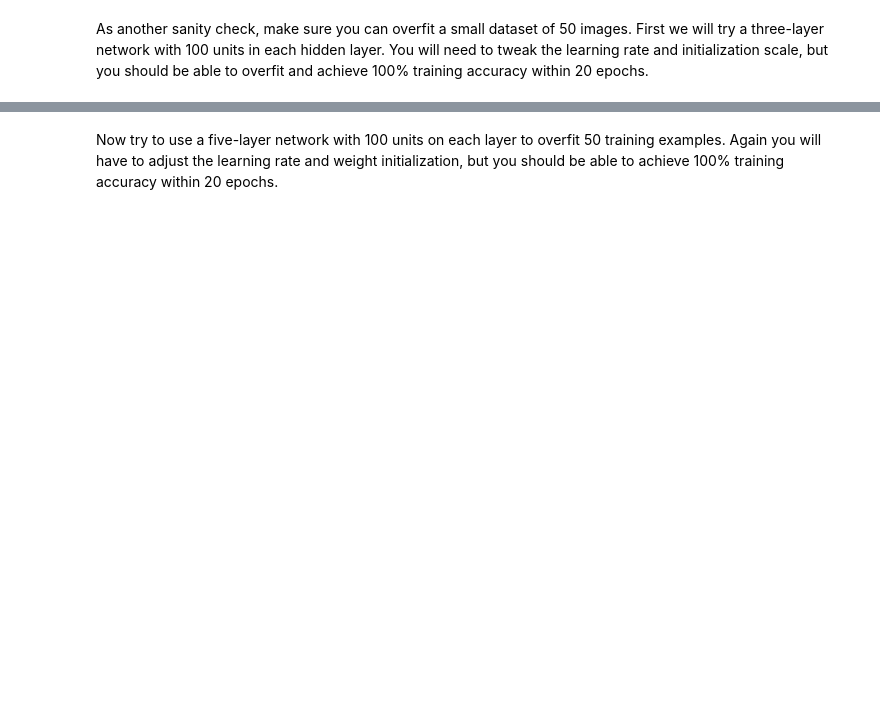
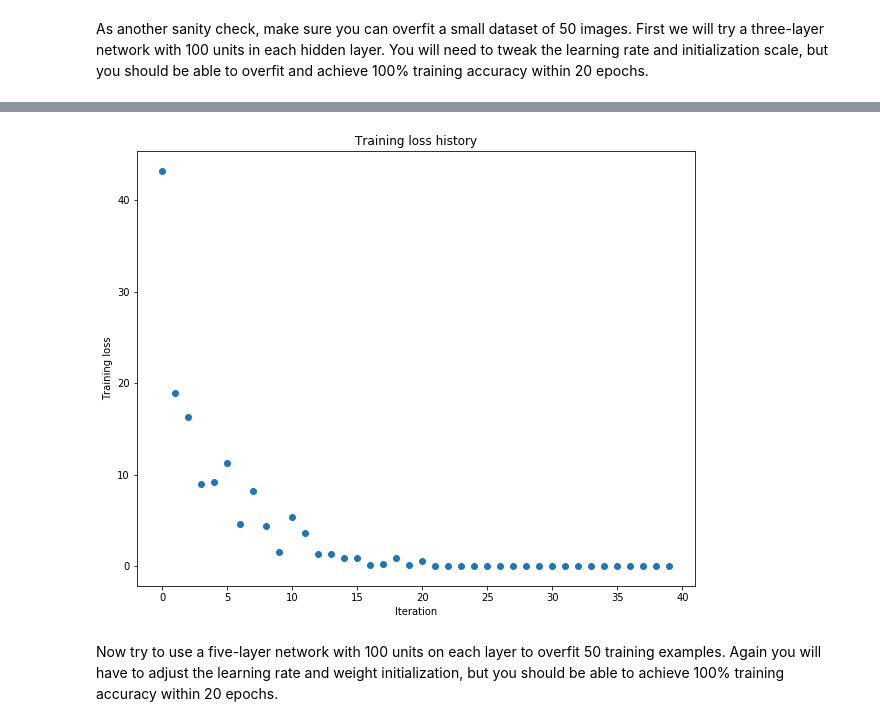
Before and after one commit to SarahQiong/CS231n_2017, a Jupyter notebook: assignment2/FullyConnectedNets.ipynb, the cells around one changed output, grey strips where cells are left out. Saved outputs shown, nothing was run; the diff lists cells and outputs as text; code cells hidden in the pictures; blank space fills up the shorter version.

```diff
--- a/assignment2/FullyConnectedNets.ipynb
+++ b/assignment2/FullyConnectedNets.ipynb
@@ -422,8 +414,8 @@ small_data = {
   'y_val': data['y_val'],
 }
 
-weight_scale = 1e-2
-learning_rate = 1e-4
+weight_scale = 5e-2
+learning_rate = 5e-4
 model = FullyConnectedNet([100, 100],
               weight_scale=weight_scale, dtype=np.float64)
 solver = Solver(model, small_data,
@@ -440,3 +432,4 @@ plt.title('Training loss history')
 plt.xlabel('Iteration')
 plt.ylabel('Training loss')
 plt.show()
+# %% [output]
@@ -443,3 +453,4 @@ plt.show()
+[figure, added]
 # %% [markdown]
 Now try to use a five-layer network with 100 units on each layer to overfit 50 training examples. Again you will have to adjust the learning rate and weight initialization, but you should be able to achieve 100% training accuracy within 20 epochs.
 # %%
```
Also changed, not shown: parts of 12 cells of this notebook, 4 other files.
